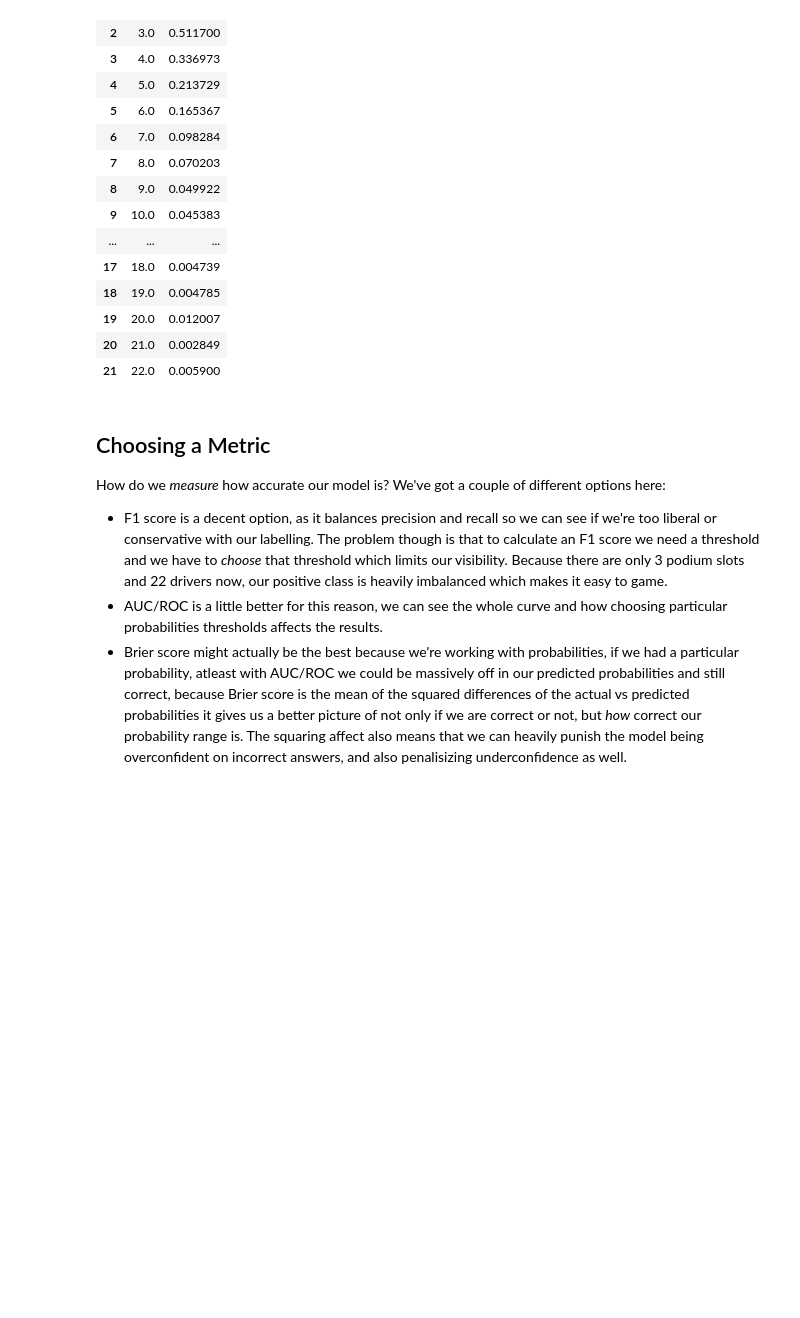
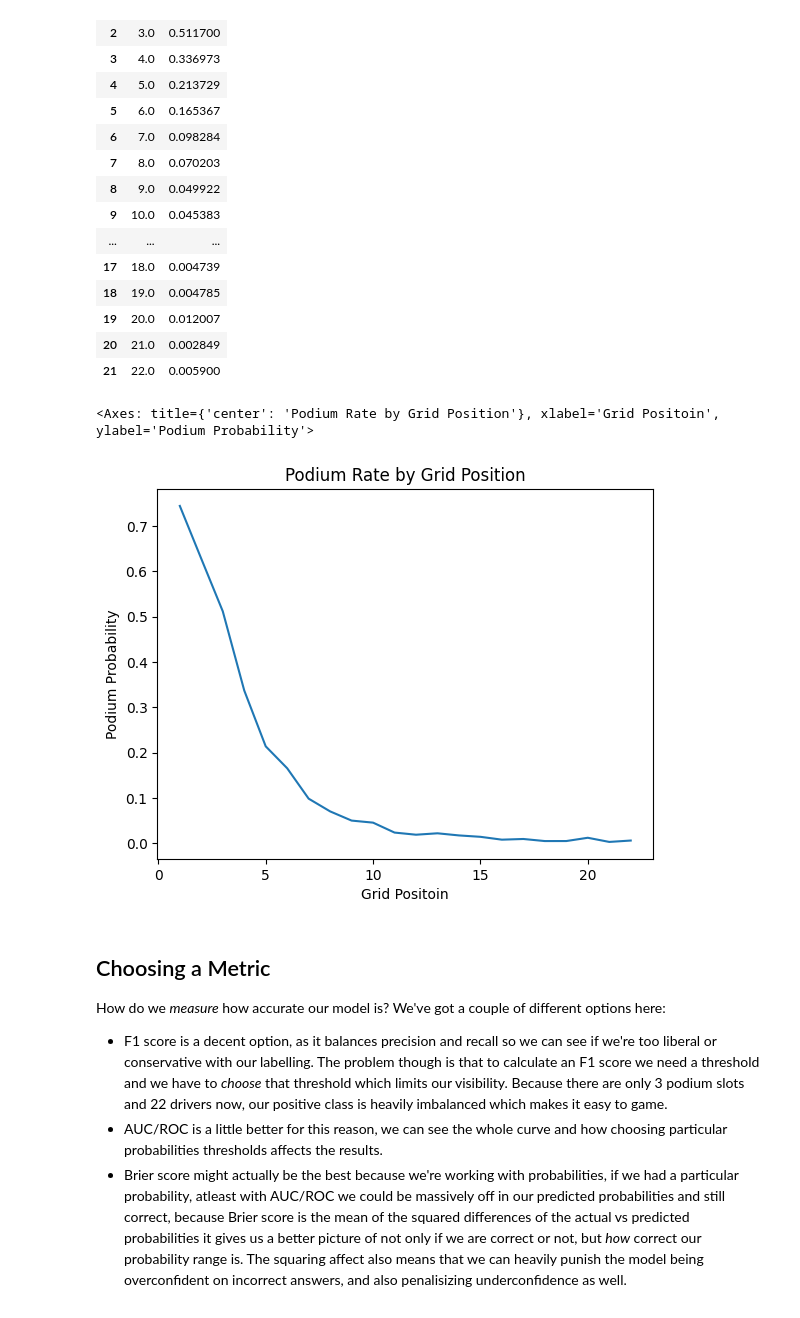
Before and after one commit to DaveAhearne/F1Prediction, a Jupyter notebook: notebooks/Heuristic_Baseline.ipynb, the cells around one changed output. Cells and saved outputs as stored; diff of their text form; code cells hidden in the pictures; blank space fills up the shorter version.

```diff
--- a/notebooks/Heuristic_Baseline.ipynb
+++ b/notebooks/Heuristic_Baseline.ipynb
@@ -206,6 +206,14 @@ grid_podium_probabilities_df
 | 19 | 20.0 | 0.012007 |
 | 20 | 21.0 | 0.002849 |
 | 21 | 22.0 | 0.005900 |
+# %%
+plt.xlabel("Grid Positoin")
+plt.ylabel("Podium Probability")
+plt.title("Podium Rate by Grid Position")
+sns.lineplot(grid_podium_probabilities_df, x="grid", y="podium")
+# %% [output]
+<Axes: title={'center': 'Podium Rate by Grid Position'}, xlabel='Grid Positoin', ylabel='Podium Probability'>
+[figure, added]
 # %% [markdown]
 ## Choosing a Metric
 
```
